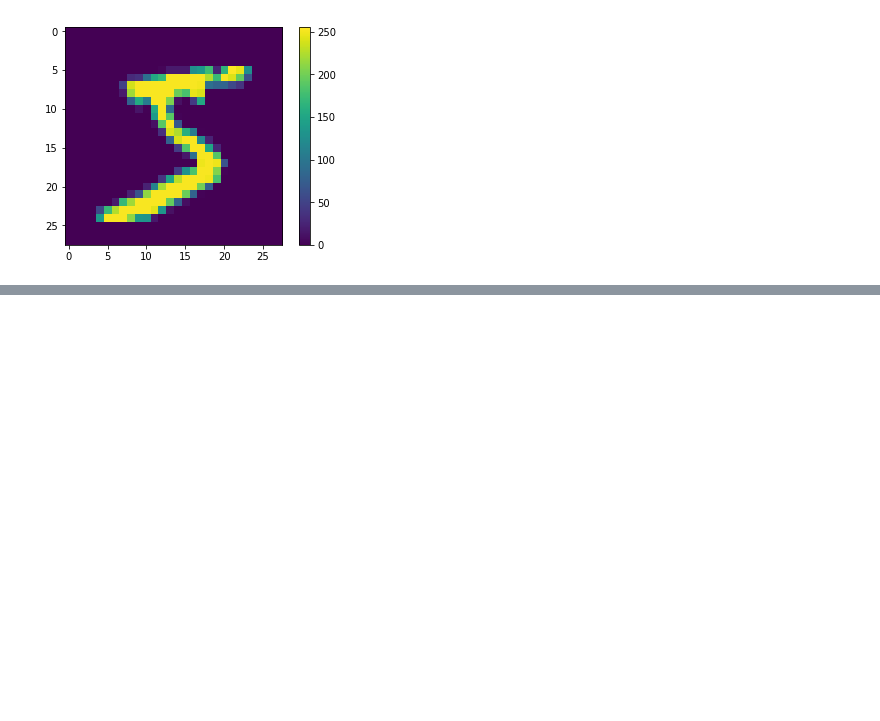
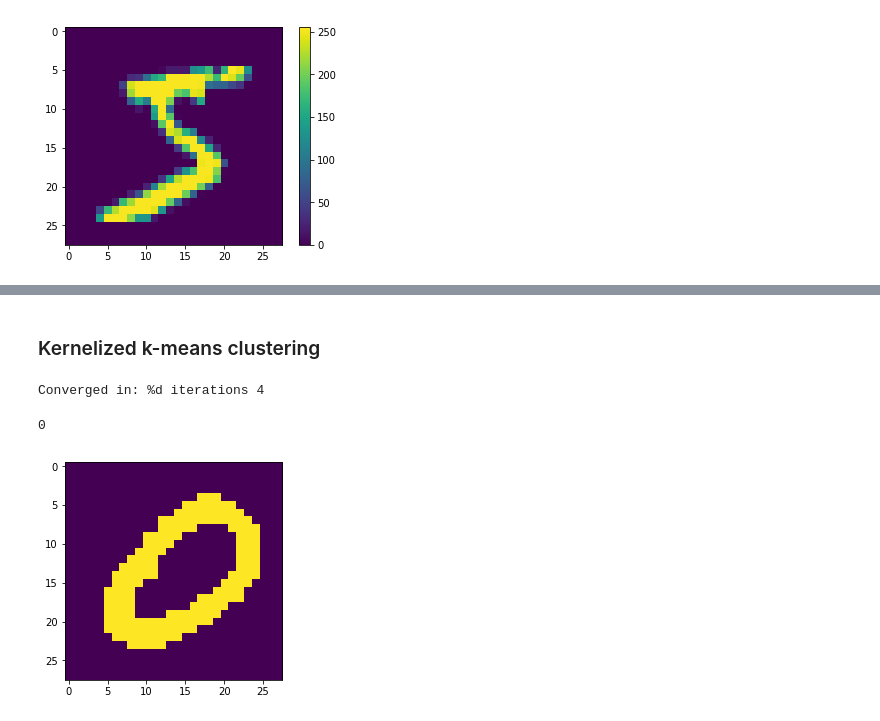
Before and after one commit to Satin21/Linear-Algebra-and-optimization-for-machine-learning, a Jupyter notebook: Sathish/Clustering.ipynb, the cells around one changed output, grey strips where cells are left out. Cells and saved outputs as stored; diff of their text form; code cells hidden in the pictures; blank space fills up the shorter version.

Commit message:
check abs value of tolerance and add kernelized k-means

```diff
--- a/Sathish/Clustering.ipynb
+++ b/Sathish/Clustering.ipynb
@@ -39,0 +41,25 @@ print(y[453])
+# %% [markdown]
+### Kernelized k-means clustering
+# %%
+from clustering import polynomial_kernel
+
+data = X[453]
+
+clusters = {0: np.hstack((range(200), range(600,len(data)))) ,
+1: range(200, 600)
+}
+
+clusters = kernelized_k_means_clustering(data, clusters, kernel = polynomial_kernel)
+# %% [output]
+Converged in: %d iterations 4
+# %%
+clustered_data = np.zeros((len(data), 1))
+
+clustered_data[clusters[0]] = 0
+clustered_data[clusters[1]] = 1
+# %%
+plt.imshow(clustered_data.reshape(28, -1))
+print(y[453])
+# %% [output]
+0
+[figure, added]
```
Also changed, not shown: parts of 3 cells of this notebook, 1 other file.
